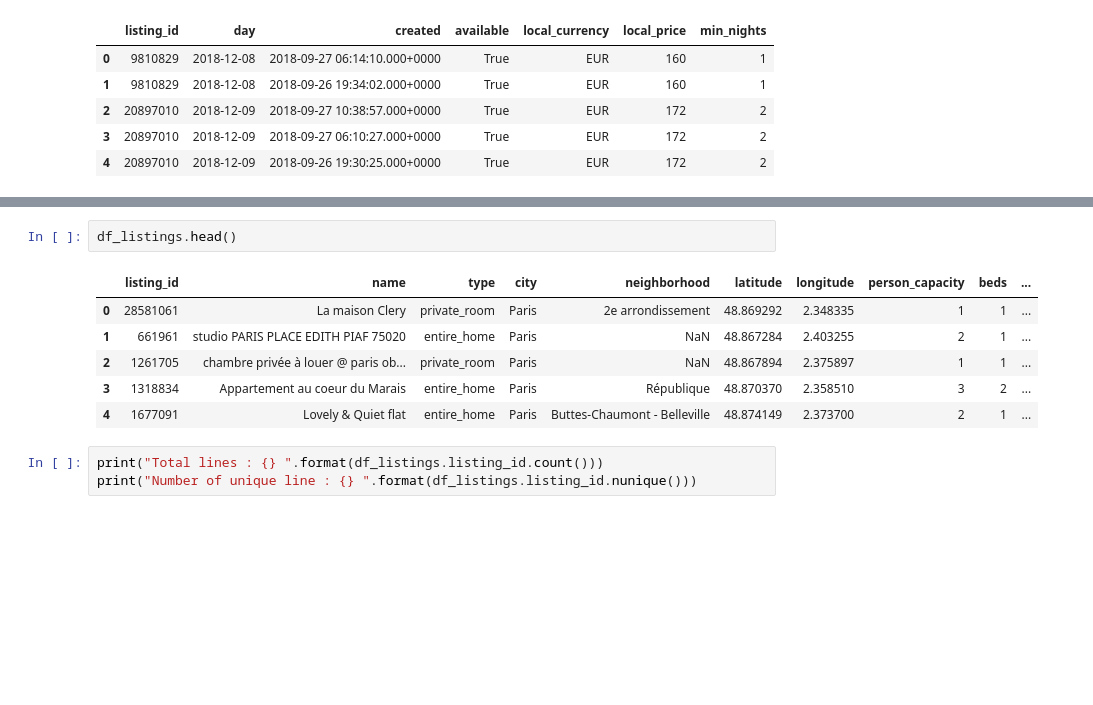
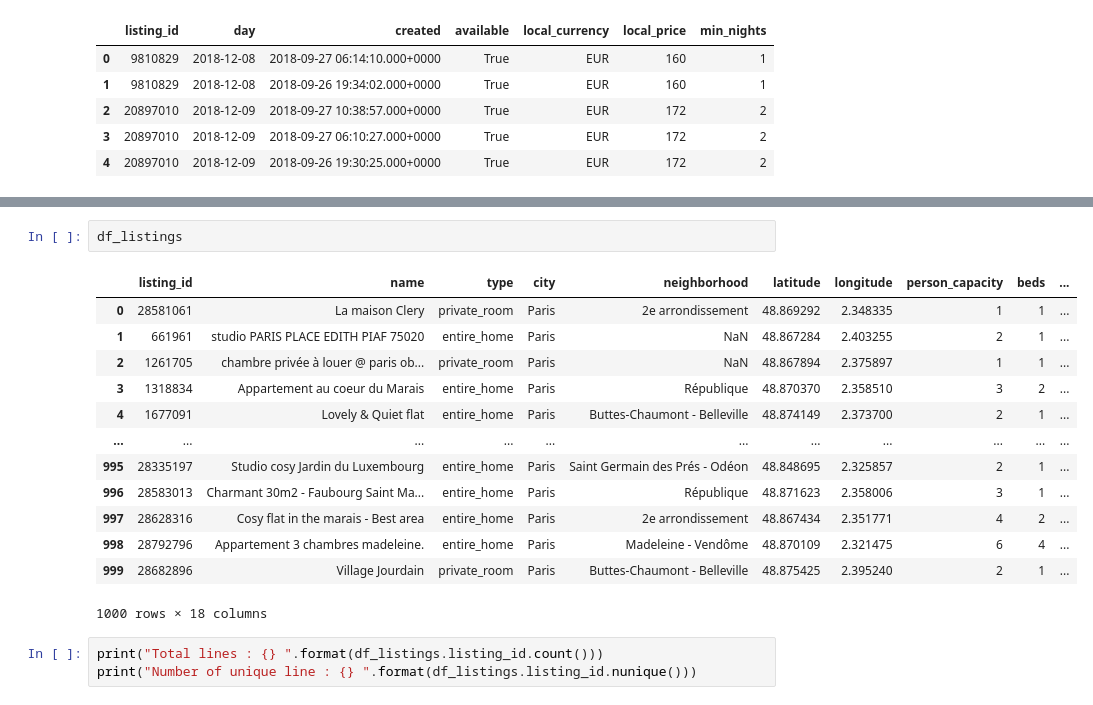
Before and after one commit to kevintsi/pythonIOT, a Jupyter notebook: ML/Modele_Lineaire_exo.ipynb, the cells around one changed output, grey strips where cells are left out. Saved outputs shown, nothing was run; the diff lists cells and outputs as text; blank space fills up the shorter version.

```diff
--- a/ML/Modele_Lineaire_exo.ipynb
+++ b/ML/Modele_Lineaire_exo.ipynb
@@ -95,12 +106,19 @@ Number of columns without price : 0
 # %%
-df_listings.head()
+df_listings
 # %% [output]
 |  | listing_id | name | type | city | neighborhood | latitude | longitude | person_capacity | beds | ... |
 | 0 | 28581061 | La maison Clery | private_room | Paris | 2e arrondissement | 48.869292 | 2.348335 | 1 | 1 | ... |
 | 1 | 661961 | studio PARIS PLACE EDITH PIAF 75020 | entire_home | Paris | NaN | 48.867284 | 2.403255 | 2 | 1 | ... |
 | 2 | 1261705 | chambre privée à louer @ paris ob... | private_room | Paris | NaN | 48.867894 | 2.375897 | 1 | 1 | ... |
 | 3 | 1318834 | Appartement au coeur du Marais | entire_home | Paris | République | 48.870370 | 2.358510 | 3 | 2 | ... |
 | 4 | 1677091 | Lovely & Quiet flat | entire_home | Paris | Buttes-Chaumont - Belleville | 48.874149 | 2.373700 | 2 | 1 | ... |
+| ... | ... | ... | ... | ... | ... | ... | ... | ... | ... | ... |
+| 995 | 28335197 | Studio cosy Jardin du Luxembourg | entire_home | Paris | Saint Germain des Prés - Odéon | 48.848695 | 2.325857 | 2 | 1 | ... |
+| 996 | 28583013 | Charmant 30m2 - Faubourg Saint Ma... | entire_home | Paris | République | 48.871623 | 2.358006 | 3 | 1 | ... |
+| 997 | 28628316 | Cosy flat in the marais - Best area | entire_home | Paris | 2e arrondissement | 48.867434 | 2.351771 | 4 | 2 | ... |
+| 998 | 28792796 | Appartement 3 chambres madeleine. | entire_home | Paris | Madeleine - Vendôme | 48.870109 | 2.321475 | 6 | 4 | ... |
+| 999 | 28682896 | Village Jourdain | private_room | Paris | Buttes-Chaumont - Belleville | 48.875425 | 2.395240 | 2 | 1 | ... |
+1000 rows × 18 columns
 # %%
 print("Total lines : {} ".format(df_listings.listing_id.count()))
 print("Number of unique line : {} ".format(df_listings.listing_id.nunique()))
```
Also changed, not shown: parts of 13 cells of this notebook.
